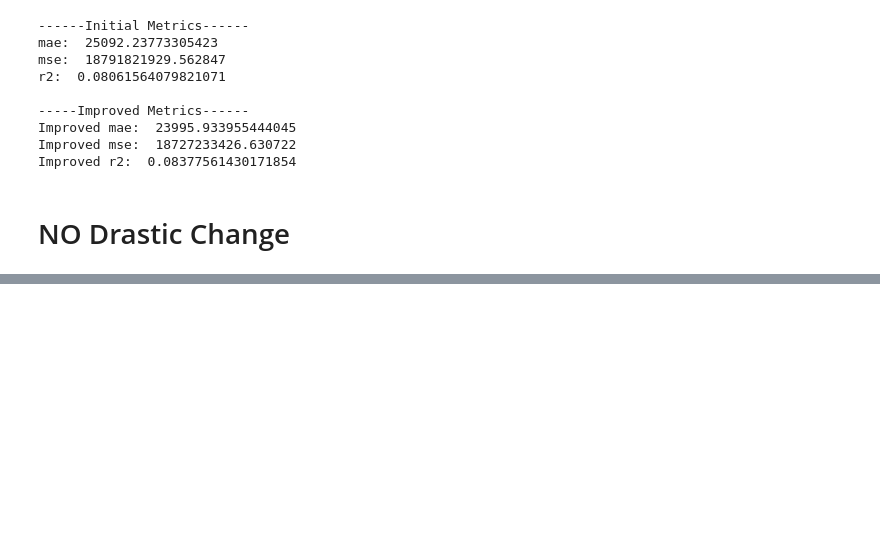
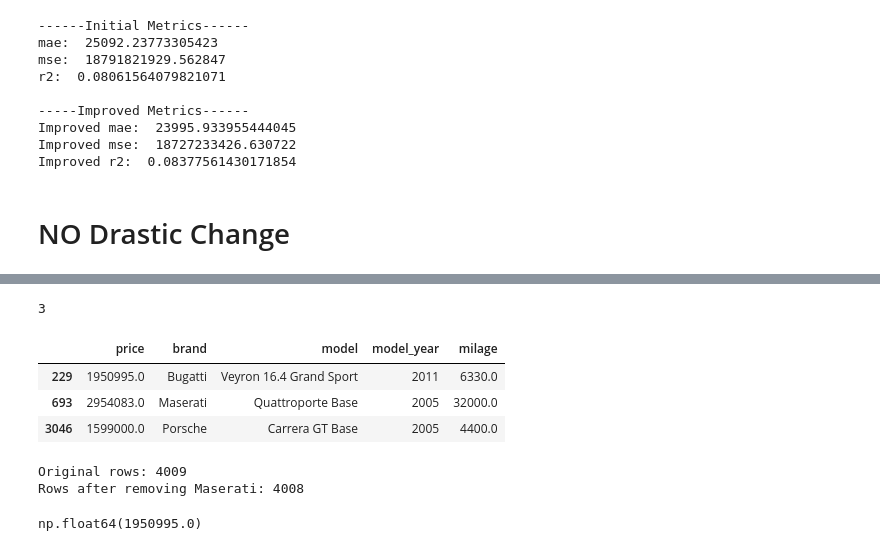
Before and after one commit to Rohan200511/KPMG__ASSIGNMENTS, a Jupyter notebook: Linear_Regression.ipynb, the cells around one changed output, grey strips where cells are left out. Saved outputs shown, nothing was run; the diff lists cells and outputs as text; code cells hidden in the pictures; blank space fills up the shorter version.

```diff
--- a/Linear_Regression.ipynb
+++ b/Linear_Regression.ipynb
@@ -918,0 +1022,29 @@ Improved r2:  0.08377561430171854
+# %%
+#Cars above 10Lakhs
+df_copy[df_copy['price'] > 1000000].shape[0]
+# %% [output]
+3
+# %%
+#This shows the details of all 3 cars above $1M
+df_copy[df_copy['price'] > 1000000][
+    ['price', 'brand', 'model', 'model_year', 'milage']
+]
+# %% [output]
+|  | price | brand | model | model_year | milage |
+| 229 | 1950995.0 | Bugatti | Veyron 16.4 Grand Sport | 2011 | 6330.0 |
+| 693 | 2954083.0 | Maserati | Quattroporte Base | 2005 | 32000.0 |
+| 3046 | 1599000.0 | Porsche | Carrera GT Base | 2005 | 4400.0 |
+# %%
+#Remove the highest outlier price car
+df_without_maserati = df_copy[df_copy['price'] != 2954083.0]
+
+print("Original rows:", len(df_copy))
+print("Rows after removing Maserati:", len(df_without_maserati))
+# %% [output]
+Original rows: 4009
+Rows after removing Maserati: 4008
+# %%
+#Check the max again
+df_without_maserati['price'].max()
+# %% [output]
+np.float64(1950995.0)
```
Also changed, not shown: parts of 44 cells of this notebook.
